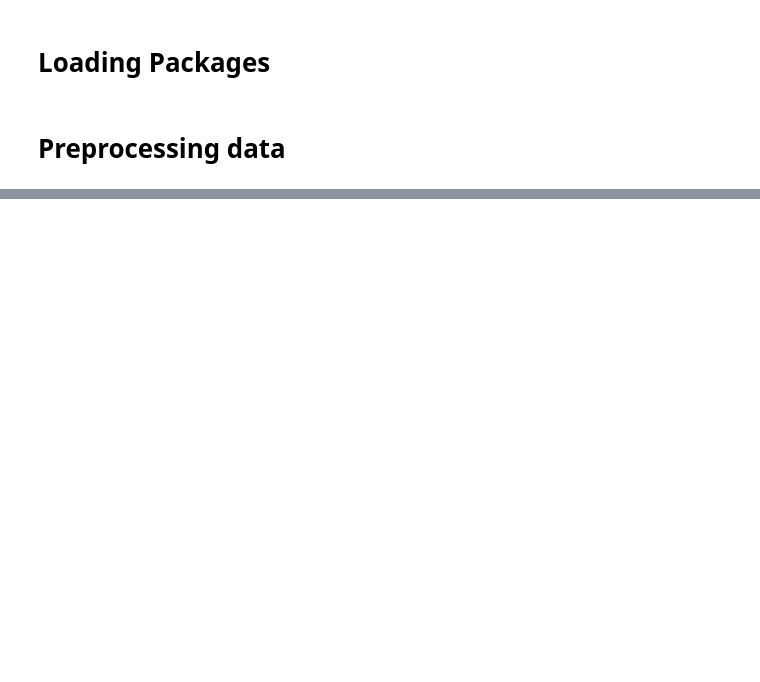
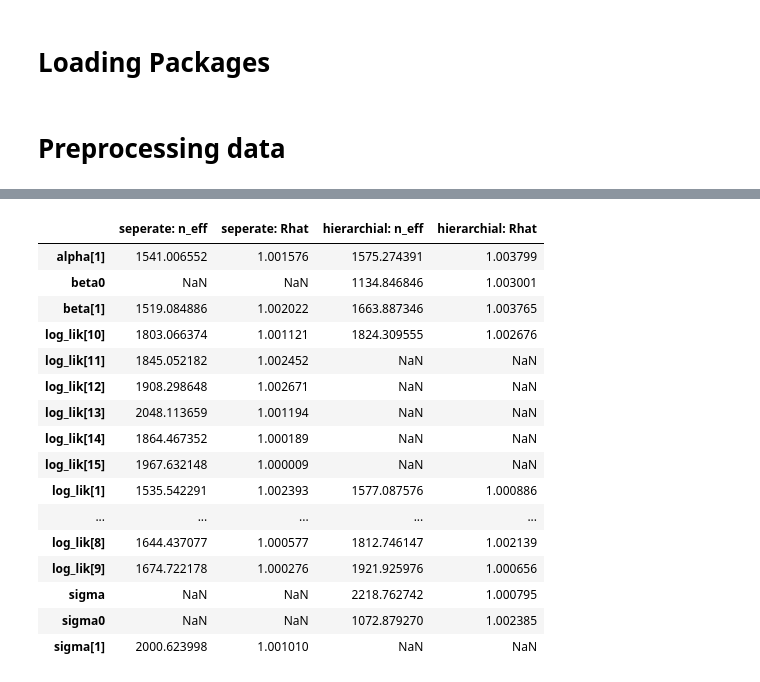
Before and after one commit to prakharverma/Bayesian-Statistics-Global-Warming, a Jupyter notebook: Finnish_Water_Level.ipynb, the cells around one changed output, grey strips where cells are left out. Saved outputs shown, nothing was run; the diff lists cells and outputs as text; code cells hidden in the pictures; blank space fills up the shorter version.

```diff
--- a/Finnish_Water_Level.ipynb
+++ b/Finnish_Water_Level.ipynb
@@ -166,0 +192,2 @@ RuntimeError: Exception: mismatch in dimension declared and found in context; pr
+# %%
+fit_h = sm_hierarchical.sampling(data)
@@ -167,3 +197,31 @@ RuntimeError: Exception: mismatch in dimension declared and found in context; pr
+# %%
+def fit_summary(fit1, fit2):
+    s1 = fit1.summary()
+    s2 = fit2.summary()
+    summary1 = pd.DataFrame(s1['summary'][:18,-2:], columns=['n_eff', 'Rhat'], index=s1['summary_rownames'][:18])
+    summary1 = summary1.rename(index=str, columns={"n_eff": "seperate: n_eff", "Rhat": "seperate: Rhat"})
+    summary2 = pd.DataFrame(s2['summary'][:15,-2:], columns=['n_eff', 'Rhat'], index=s2['summary_rownames'][:15])
+    summary2 = summary2.rename(index=str, columns={"n_eff": "hierarchial: n_eff", "Rhat": "hierarchial: Rhat"})
+    summary3 = summary1.join(summary2, how='outer')
+    return summary3
 # %%
-summary = fit_summary(fit)
+summary = fit_summary(fit, fit_h)
 display(summary)
+# %% [output]
+|  | seperate: n_eff | seperate: Rhat | hierarchial: n_eff | hierarchial: Rhat |
+| alpha[1] | 1541.006552 | 1.001576 | 1575.274391 | 1.003799 |
+| beta0 | NaN | NaN | 1134.846846 | 1.003001 |
+| beta[1] | 1519.084886 | 1.002022 | 1663.887346 | 1.003765 |
+| log_lik[10] | 1803.066374 | 1.001121 | 1824.309555 | 1.002676 |
+| log_lik[11] | 1845.052182 | 1.002452 | NaN | NaN |
+| log_lik[12] | 1908.298648 | 1.002671 | NaN | NaN |
+| log_lik[13] | 2048.113659 | 1.001194 | NaN | NaN |
+| log_lik[14] | 1864.467352 | 1.000189 | NaN | NaN |
+| log_lik[15] | 1967.632148 | 1.000009 | NaN | NaN |
+| log_lik[1] | 1535.542291 | 1.002393 | 1577.087576 | 1.000886 |
+| ... | ... | ... | ... | ... |
+| log_lik[8] | 1644.437077 | 1.000577 | 1812.746147 | 1.002139 |
+| log_lik[9] | 1674.722178 | 1.000276 | 1921.925976 | 1.000656 |
+| sigma | NaN | NaN | 2218.762742 | 1.000795 |
+| sigma0 | NaN | NaN | 1072.879270 | 1.002385 |
+| sigma[1] | 2000.623998 | 1.001010 | NaN | NaN |
```
Also changed, not shown: parts of 9 cells of this notebook, 2 other files.
